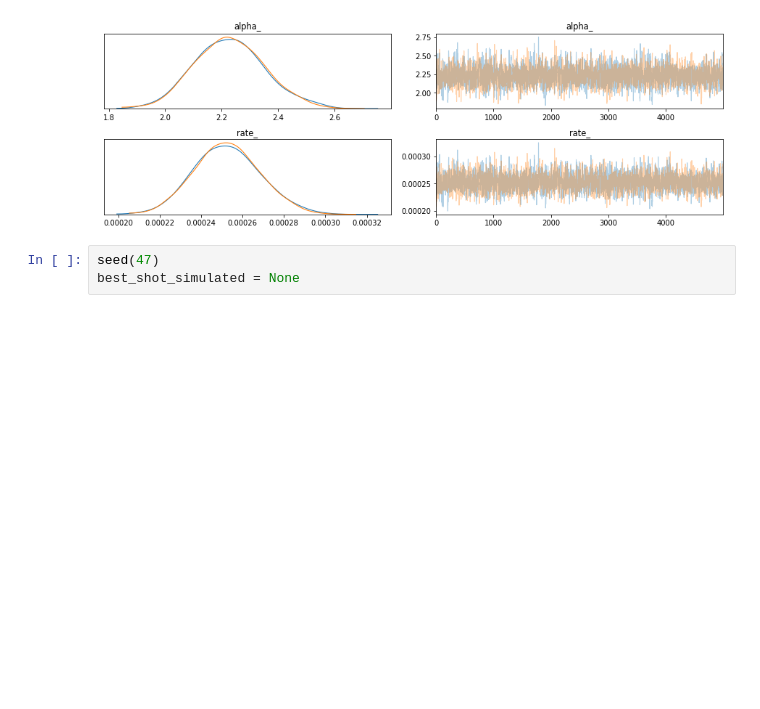
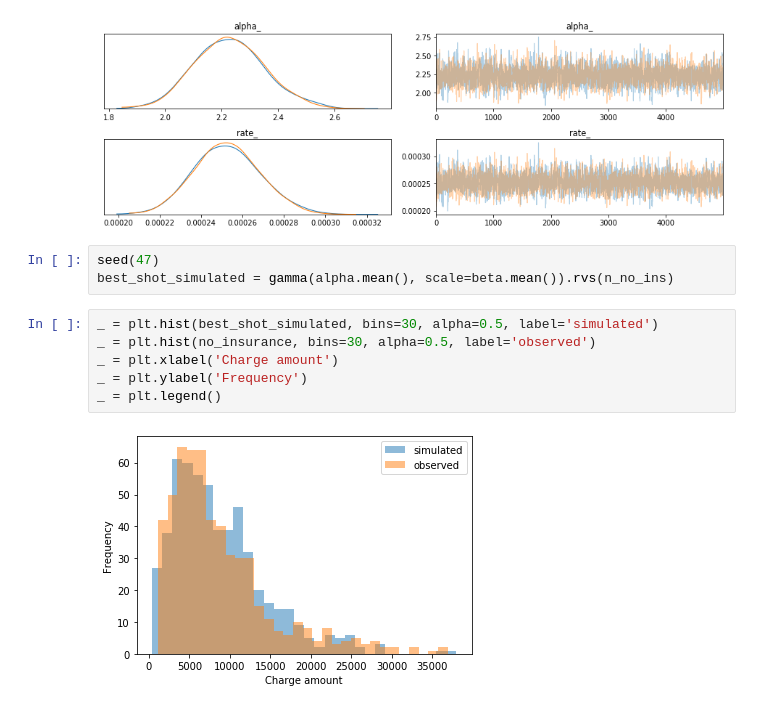
Before and after one commit to ajwal14/Springboard-DSBC, a Jupyter notebook: Bayesian Statistics.ipynb, the cells around one changed output. Cells and saved outputs as stored; diff of their text form; blank space fills up the shorter version.

```diff
--- a/Bayesian Statistics.ipynb
+++ b/Bayesian Statistics.ipynb
@@ -120,6 +120,14 @@ _ = plt.ylabel('Occurences', fontsize=15)
 _ = pm.plots.traceplot(first_half)
 # %% [output]
 [figure]
-# %%
-seed(47)
-best_shot_simulated = None
+# %%
+seed(47)
+best_shot_simulated = gamma(alpha.mean(), scale=beta.mean()).rvs(n_no_ins)
+# %%
+_ = plt.hist(best_shot_simulated, bins=30, alpha=0.5, label='simulated')
+_ = plt.hist(no_insurance, bins=30, alpha=0.5, label='observed')
+_ = plt.xlabel('Charge amount')
+_ = plt.ylabel('Frequency')
+_ = plt.legend()
+# %% [output]
+[figure, added]
```
